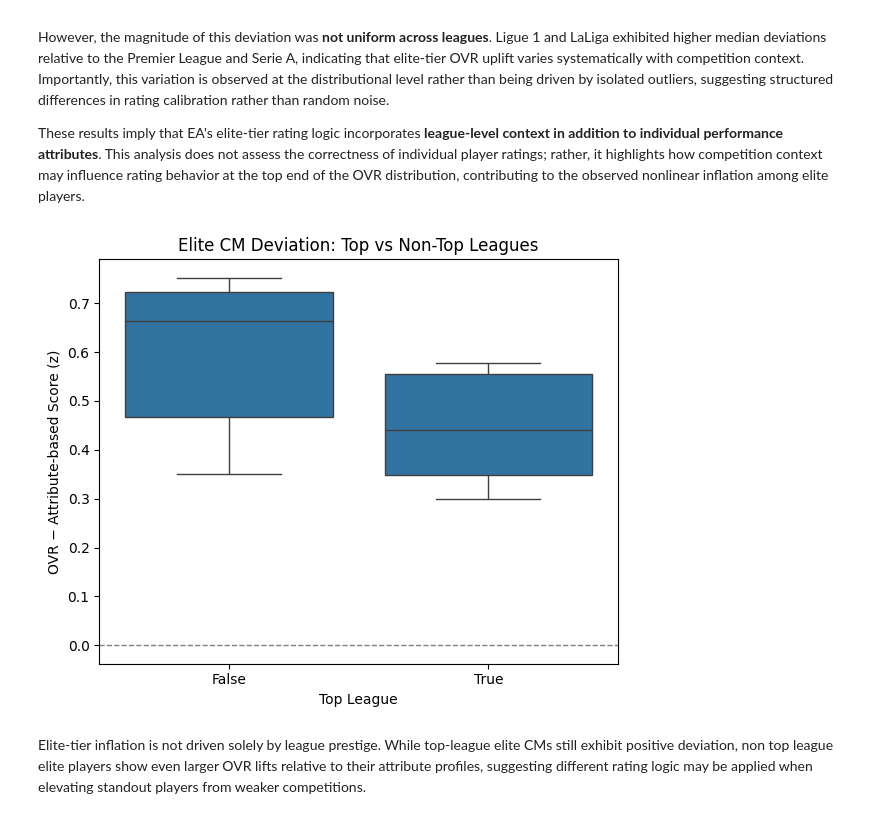
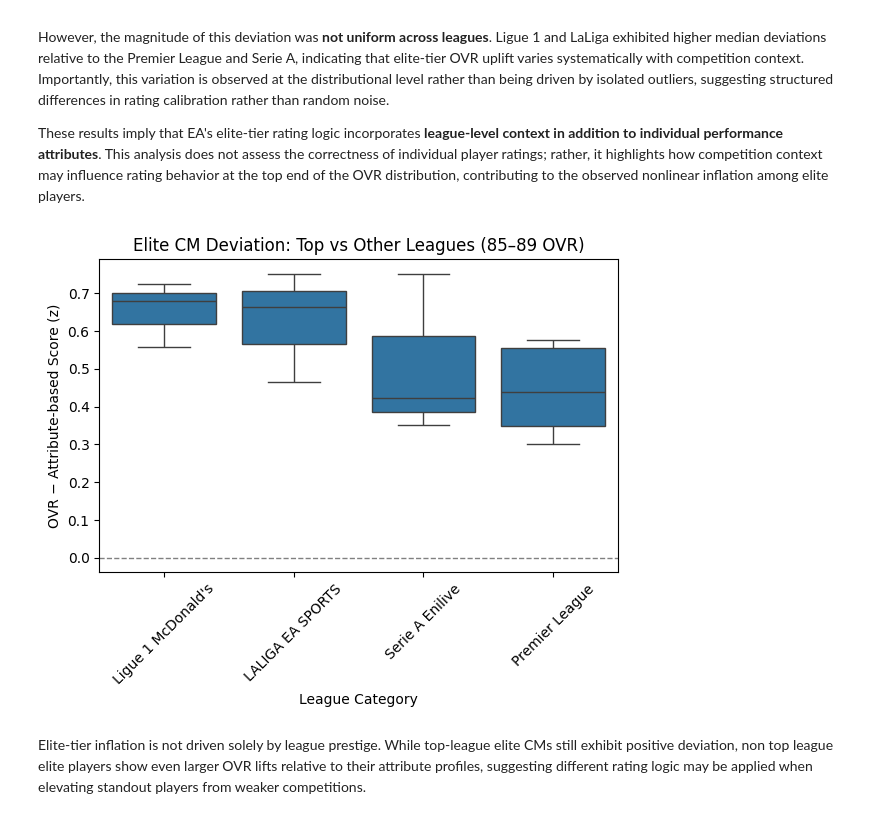
Before and after one commit to an1rudhrawat/EAFC-Dataset-Analysis, a Jupyter notebook: EAFC (1).ipynb, the cells around one changed output. Cells and saved outputs as stored; diff of their text form; code cells hidden in the pictures.

```diff
--- a/EAFC (1).ipynb
+++ b/EAFC (1).ipynb
@@ -1237,22 +1248,24 @@ However, the magnitude of this deviation was **not uniform across leagues**. Lig
 
 These results imply that EA's elite-tier rating logic incorporates **league-level context in addition to individual performance attributes**. This analysis does not assess the correctness of individual player ratings; rather, it highlights how competition context may influence rating behavior at the top end of the OVR distribution, contributing to the observed nonlinear inflation among elite players.
 # %%
+elite_box=men_cm_elite[men_cm_elite['OVR_Tier']=='85-89']
 plt.figure(figsize=(6, 5))
 
 sns.boxplot(
     data=elite_box,
-    x='Top_League',
+    x='League',
     y='Deviation_z'
 )
 
 plt.axhline(0, color='gray', linestyle='--', linewidth=1)
-plt.xlabel('Top League')
+plt.xlabel('League Category')
 plt.ylabel('OVR − Attribute-based Score (z)')
-plt.title('Elite CM Deviation: Top vs Non-Top Leagues')
+plt.title('Elite CM Deviation: Top vs Other Leagues (85–89 OVR)')
 
+plt.xticks(rotation=45)
 plt.tight_layout()
 plt.show()
 # %% [output]
-[figure, old version]
+[figure, new version]
 # %% [markdown]
 Elite-tier inflation is not driven solely by league prestige. While top-league elite CMs still exhibit positive deviation, non top league elite players show even larger OVR lifts relative to their attribute profiles, suggesting different rating logic may be applied when elevating standout players from weaker competitions.
```
Also changed, not shown: parts of 8 cells of this notebook.
